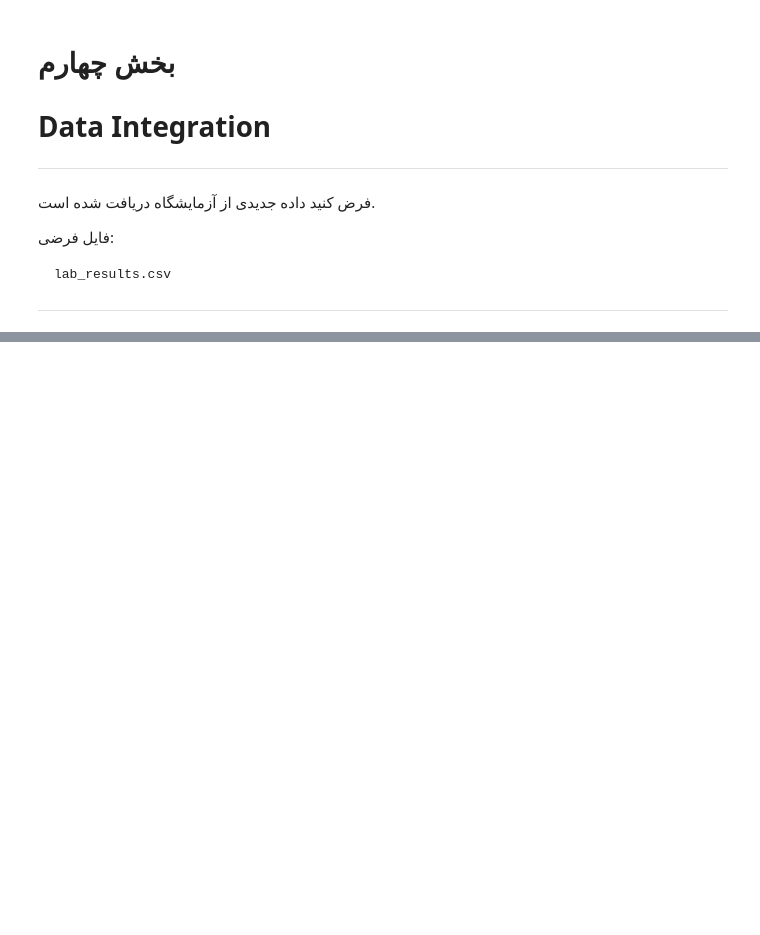
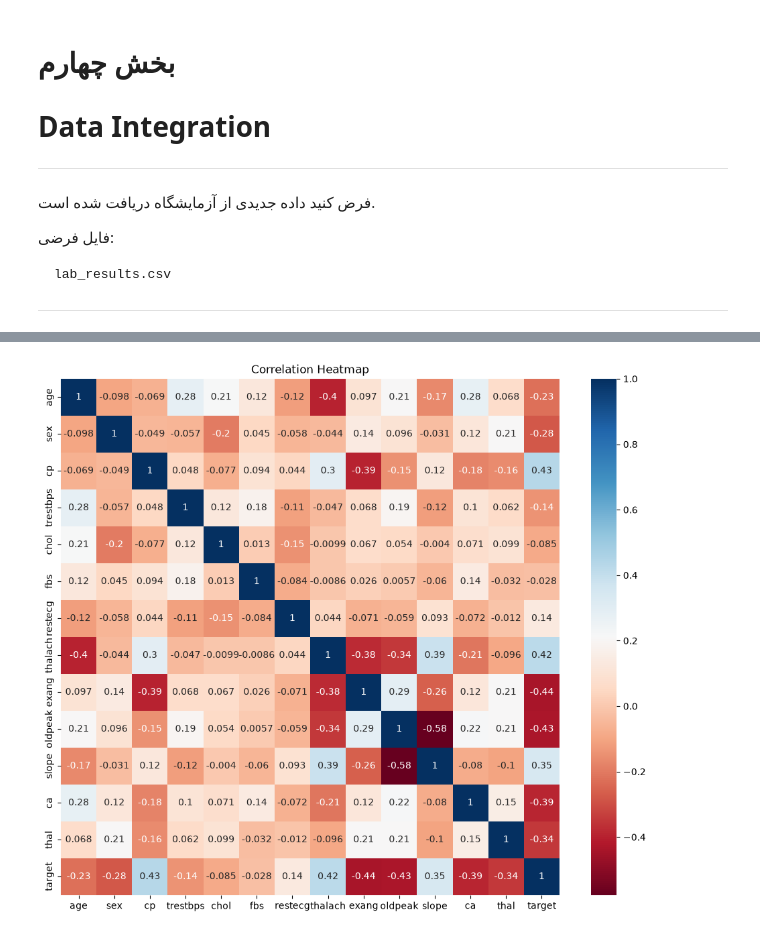
Before and after one commit to RomiinaAhmadi/Dade_kavi, a Jupyter notebook: all.ipynb, the cells around one changed output, grey strips where cells are left out. Drawn from its saved outputs; the diff is of its cells as text; code cells hidden in the pictures; blank space fills up the shorter version.

```diff
--- a/all.ipynb
+++ b/all.ipynb
@@ -651,0 +696,17 @@ test
+# %%
+import numpy as np
+import pandas as pd
+
+df = pd.read_csv("data/heart.csv")
+
+
+
+corr = df.corr(numeric_only =True)
+
+
+mask = np.triu(np.ones(corr.shape), k =1).astype(bool)
+
+high_corr = corr.where(mask).stack()
+high_corr = high_corr[abs(high_corr) > 0.85]
+
+print(high_corr)
@@ -651,0 +752,12 @@ test
+# %%
+
+plt.figure(figsize=(12,10))
+sns.heatmap(
+    df.corr(numeric_only=True),
+    annot=True,
+   cmap='RdBu'
+)
+plt.title('Correlation Heatmap')
+plt.show()
+# %% [output]
+[figure, added]
```
Also changed, not shown: parts of 34 cells of this notebook.
